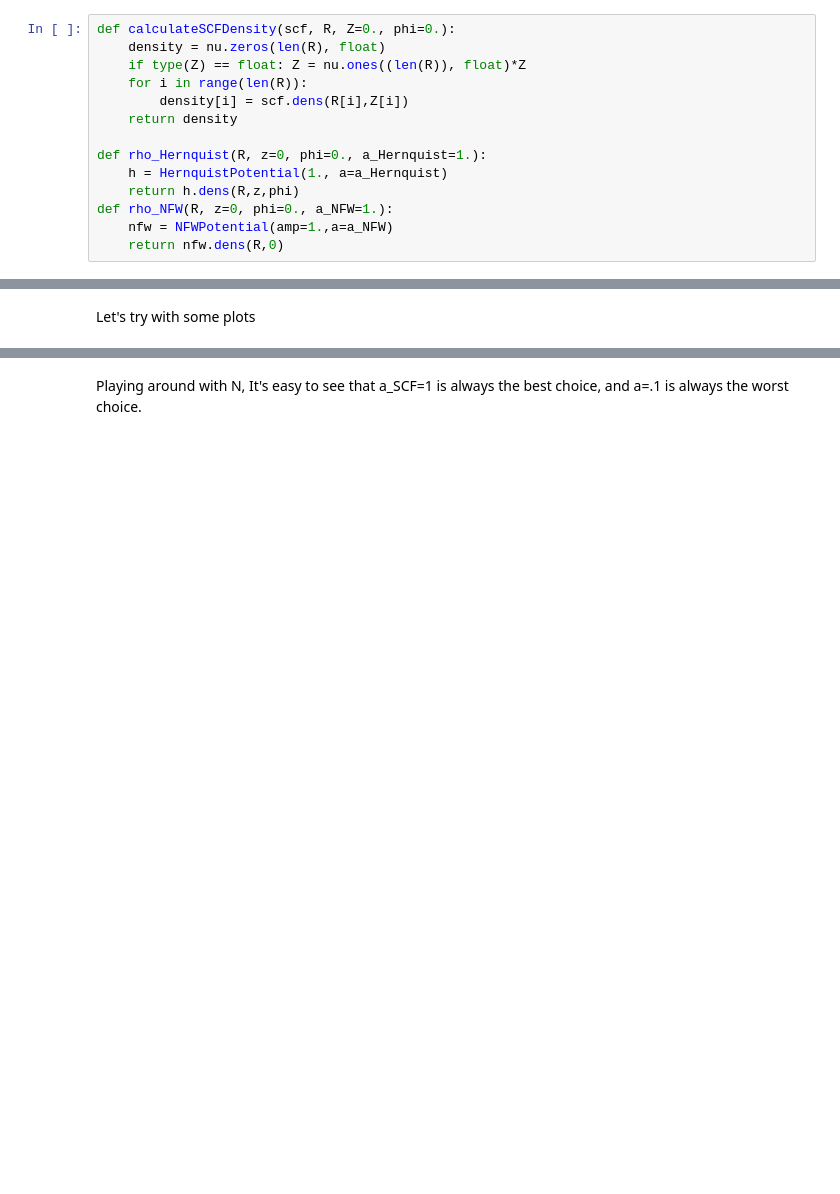
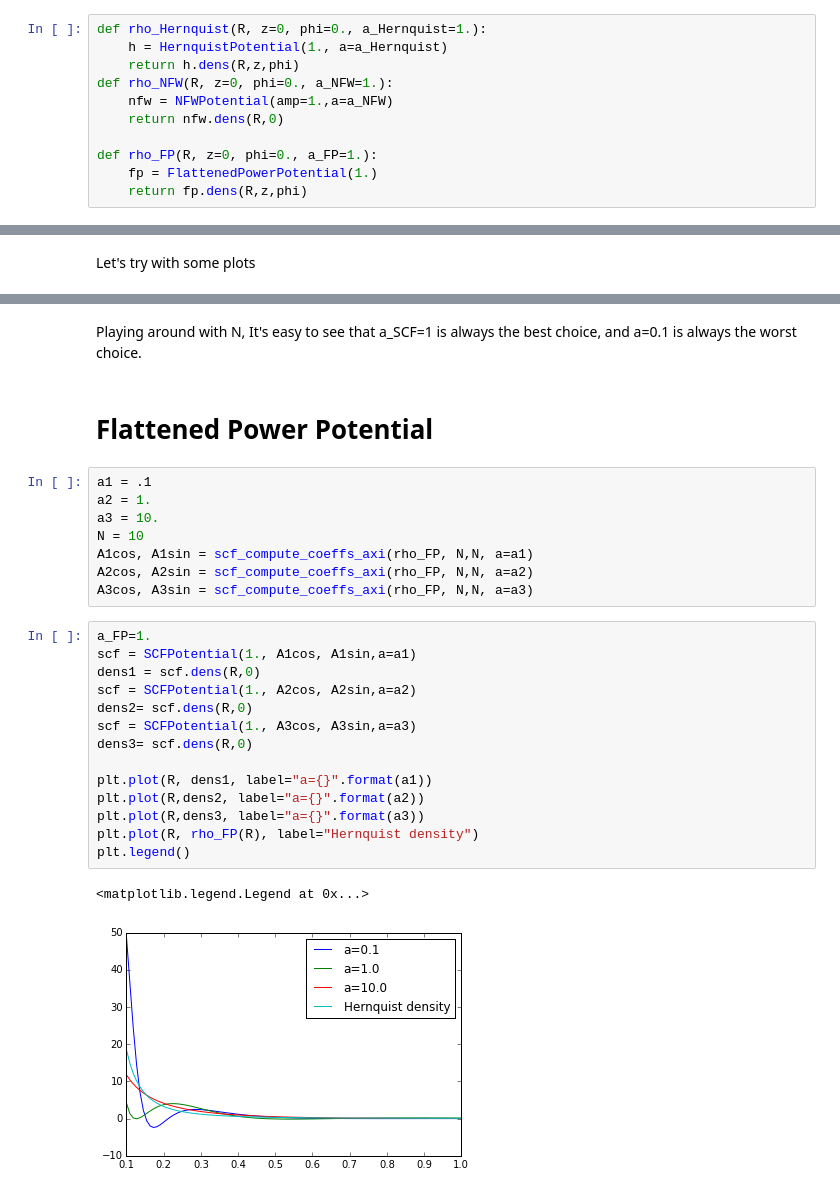
Before and after one commit to SeaifanAladdin/galpy-notebook, a Jupyter notebook: galpy/SCFPotential_aparameter.ipynb, the cells around one changed output, grey strips where cells are left out. Saved outputs shown, nothing was run; the diff lists cells and outputs as text; blank space fills up the shorter version.

Commit message:
Added a flattened Power Potential test

```diff
--- a/galpy/SCFPotential_aparameter.ipynb
+++ b/galpy/SCFPotential_aparameter.ipynb
@@ -11,17 +9,14 @@ galpyWarning: A major change in versions > 1.1 is that all galpy.potential funct
 # %%
-def calculateSCFDensity(scf, R, Z=0., phi=0.):
-    density = nu.zeros(len(R), float)
-    if type(Z) == float: Z = nu.ones((len(R)), float)*Z
-    for i in range(len(R)):
-        density[i] = scf.dens(R[i],Z[i])
-    return density
-
 def rho_Hernquist(R, z=0, phi=0., a_Hernquist=1.):
     h = HernquistPotential(1., a=a_Hernquist)
     return h.dens(R,z,phi)
 def rho_NFW(R, z=0, phi=0., a_NFW=1.):
     nfw = NFWPotential(amp=1.,a=a_NFW)
     return nfw.dens(R,0)
+
+def rho_FP(R, z=0, phi=0., a_FP=1.):
+    fp = FlattenedPowerPotential(1.)
+    return fp.dens(R,z,phi)
 # %%
 def plotDensityVaryinga(dens, N, aparem):
     density = nu.zeros((len(aparem), len(R)), float)
@@ -109,4 +108,31 @@ plt.legend()
 <matplotlib.legend.Legend at 0x...>
 [figure]
 # %% [markdown]
-Playing around with N, It's easy to see that a_SCF=1 is always the best choice, and a=.1 is always the worst choice.
+Playing around with N, It's easy to see that a_SCF=1 is always the best choice, and a=0.1 is always the worst choice.
+# %% [markdown]
+# Flattened Power Potential
+# %%
+a1 = .1
+a2 = 1.
+a3 = 10.
+N = 10
+A1cos, A1sin = scf_compute_coeffs_axi(rho_FP, N,N, a=a1)
+A2cos, A2sin = scf_compute_coeffs_axi(rho_FP, N,N, a=a2)
+A3cos, A3sin = scf_compute_coeffs_axi(rho_FP, N,N, a=a3)
+# %%
+a_FP=1.
+scf = SCFPotential(1., A1cos, A1sin,a=a1)
+dens1 = scf.dens(R,0)
+scf = SCFPotential(1., A2cos, A2sin,a=a2)
+dens2= scf.dens(R,0)
+scf = SCFPotential(1., A3cos, A3sin,a=a3)
+dens3= scf.dens(R,0)
+
+plt.plot(R, dens1, label="a={}".format(a1))
+plt.plot(R,dens2, label="a={}".format(a2))
+plt.plot(R,dens3, label="a={}".format(a3))
+plt.plot(R, rho_FP(R), label="Hernquist density")
+plt.legend()
+# %% [output]
+<matplotlib.legend.Legend at 0x...>
+[figure, added]
```
Also changed, not shown: parts of 8 cells of this notebook.
